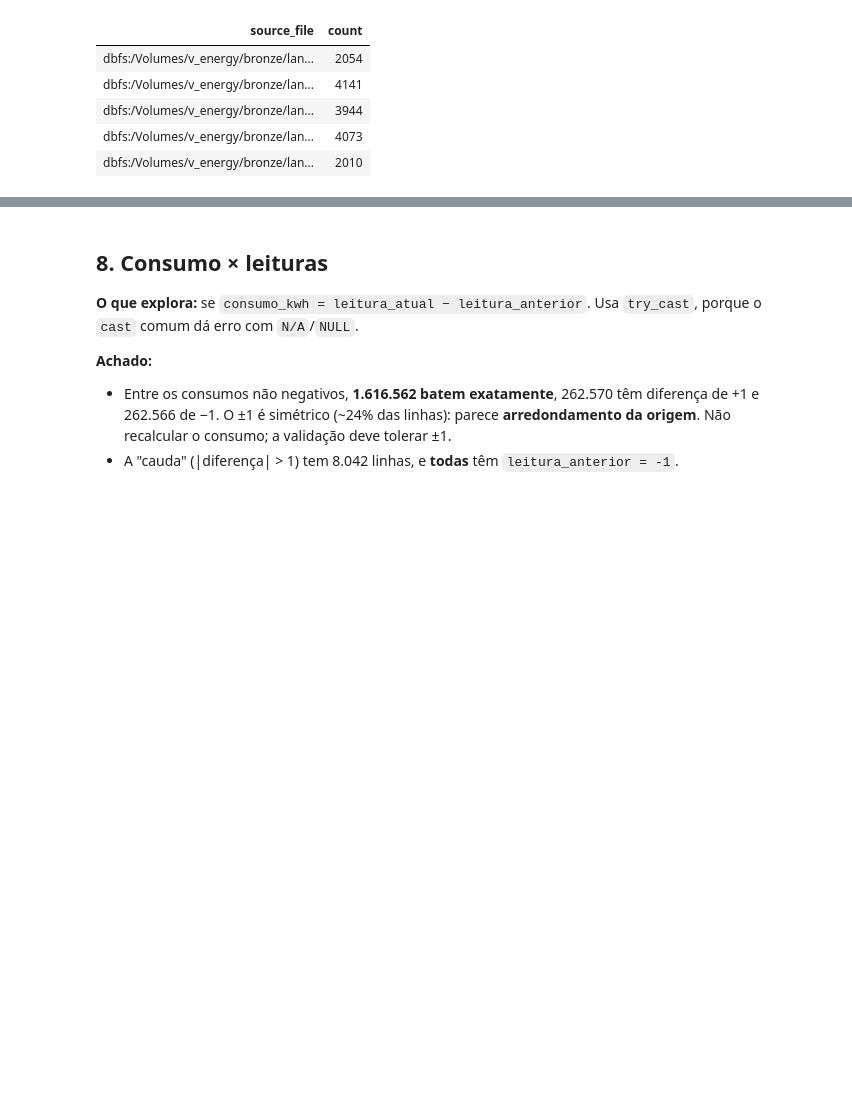
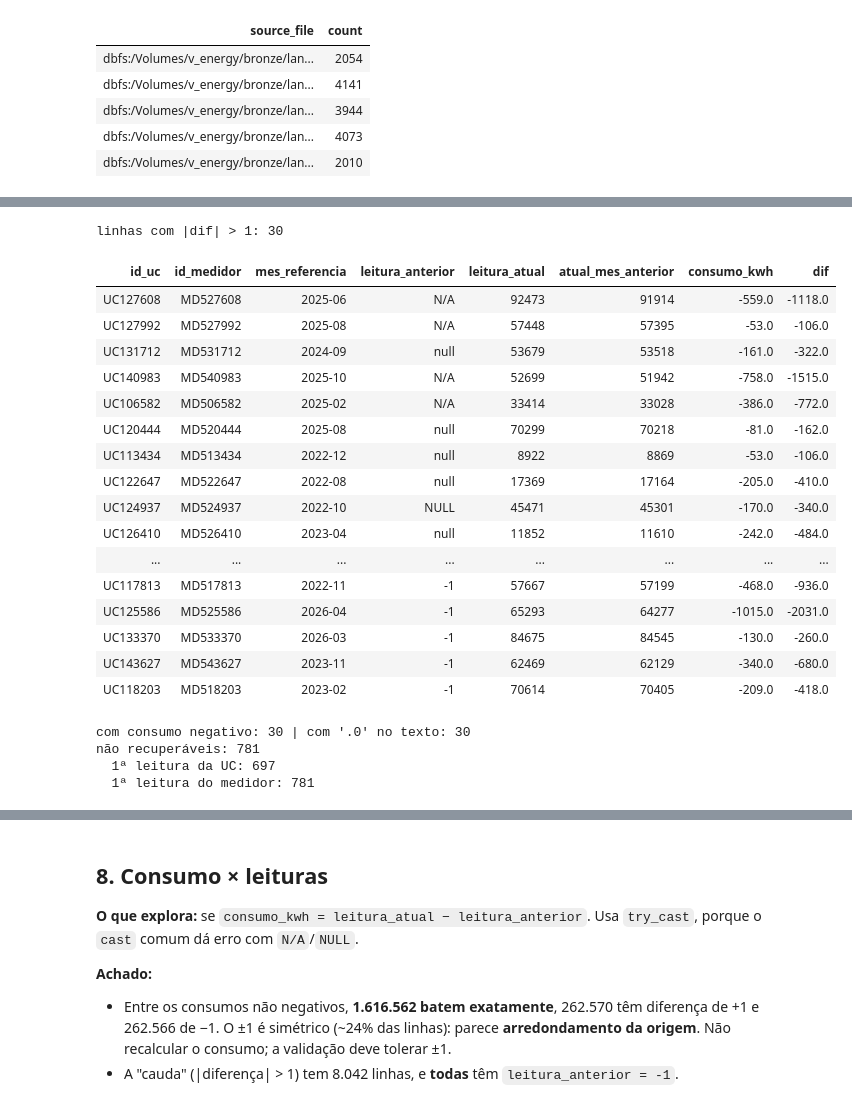
Before and after one commit to marcelaraposoo/V-Energy-Grid-360, a Jupyter notebook: data-engineering/notebooks/exploracao/exploracao_leituras.ipynb, the cells around one changed output, grey strips where cells are left out. Drawn from its saved outputs; the diff is of its cells as text; code cells hidden in the pictures; blank space fills up the shorter version.

Commit message:
feat(dados): recupera leitura anterior e confirma sinal invertido em leituras

```diff
--- a/data-engineering/notebooks/exploracao/exploracao_leituras.ipynb
+++ b/data-engineering/notebooks/exploracao/exploracao_leituras.ipynb
@@ -321,0 +347,11 @@ N/A ou NULL: 16222 | são a 1ª leitura da UC: 339
+# %%
+aus = c.filter(F.col("leitura_anterior").isNull() | F.col("leitura_anterior").isin("N/A", "NULL", "-1"))
+rec = aus.filter("atual_mes_anterior IS NOT NULL")
+
+print("leitura_anterior ausente:", aus.count())
+print("recuperáveis (há leitura do mês anterior no mesmo medidor):", rec.count())
+print("não recuperáveis:", aus.filter("atual_mes_anterior IS NULL").count())
+
+# O consumo informado bate com atual - leitura recuperada?
+(rec.withColumn("dif", F.col("consumo") - (F.col("atual") - F.col("atual_mes_anterior")))
+    .groupBy("dif").count().orderBy(F.desc("count")).limit(10).display())
@@ -321,0 +373,41 @@ N/A ou NULL: 16222 | são a 1ª leitura da UC: 339
+# %%
+# 1. Os 30 "outros": são consumos negativos com ".0" (sinal invertido)?
+rec2 = rec.withColumn("dif", F.col("consumo") - (F.col("atual") - F.col("atual_mes_anterior")))
+fora = rec2.filter(F.abs("dif") > 1)
+print("linhas com |dif| > 1:", fora.count())
+fora.select("id_uc", "id_medidor", "mes_referencia", "leitura_anterior", "leitura_atual",
+            "atual_mes_anterior", "consumo_kwh", "dif").display()
+print("com consumo negativo:", fora.filter("consumo < 0").count(),
+      "| com '.0' no texto:", fora.filter(F.col("consumo_kwh").endswith(".0")).count())
+
+# 2. Os 781 não recuperáveis: são a primeira leitura da UC ou do medidor?
+nao_rec = aus.filter("atual_mes_anterior IS NULL")
+prim_uc = limpo.groupBy("id_uc").agg(F.min("mes_referencia").alias("primeiro_mes_uc"))
+prim_med = limpo.groupBy("id_uc", "id_medidor").agg(F.min("mes_referencia").alias("primeiro_mes_med"))
+
+print("não recuperáveis:", nao_rec.count())
+print("  1ª leitura da UC:", nao_rec.join(prim_uc, "id_uc").filter("mes_referencia = primeiro_mes_uc").count())
+print("  1ª leitura do medidor:", nao_rec.join(prim_med, ["id_uc", "id_medidor"]).filter("mes_referencia = primeiro_mes_med").count())
+# %% [output]
+linhas com |dif| > 1: 30
+| id_uc | id_medidor | mes_referencia | leitura_anterior | leitura_atual | atual_mes_anterior | consumo_kwh | dif |
+| UC127608 | MD527608 | 2025-06 | N/A | 92473 | 91914 | -559.0 | -1118.0 |
+| UC127992 | MD527992 | 2025-08 | N/A | 57448 | 57395 | -53.0 | -106.0 |
+| UC131712 | MD531712 | 2024-09 | null | 53679 | 53518 | -161.0 | -322.0 |
+| UC140983 | MD540983 | 2025-10 | N/A | 52699 | 51942 | -758.0 | -1515.0 |
+| UC106582 | MD506582 | 2025-02 | N/A | 33414 | 33028 | -386.0 | -772.0 |
+| UC120444 | MD520444 | 2025-08 | null | 70299 | 70218 | -81.0 | -162.0 |
+| UC113434 | MD513434 | 2022-12 | null | 8922 | 8869 | -53.0 | -106.0 |
+| UC122647 | MD522647 | 2022-08 | null | 17369 | 17164 | -205.0 | -410.0 |
+| UC124937 | MD524937 | 2022-10 | NULL | 45471 | 45301 | -170.0 | -340.0 |
+| UC126410 | MD526410 | 2023-04 | null | 11852 | 11610 | -242.0 | -484.0 |
+| ... | ... | ... | ... | ... | ... | ... | ... |
+| UC117813 | MD517813 | 2022-11 | -1 | 57667 | 57199 | -468.0 | -936.0 |
+| UC125586 | MD525586 | 2026-04 | -1 | 65293 | 64277 | -1015.0 | -2031.0 |
+| UC133370 | MD533370 | 2026-03 | -1 | 84675 | 84545 | -130.0 | -260.0 |
+| UC143627 | MD543627 | 2023-11 | -1 | 62469 | 62129 | -340.0 | -680.0 |
+| UC118203 | MD518203 | 2023-02 | -1 | 70614 | 70405 | -209.0 | -418.0 |
+com consumo negativo: 30 | com '.0' no texto: 30
+não recuperáveis: 781
+  1ª leitura da UC: 697
+  1ª leitura do medidor: 781
```
Also changed, not shown: parts of 5 cells of this notebook.
